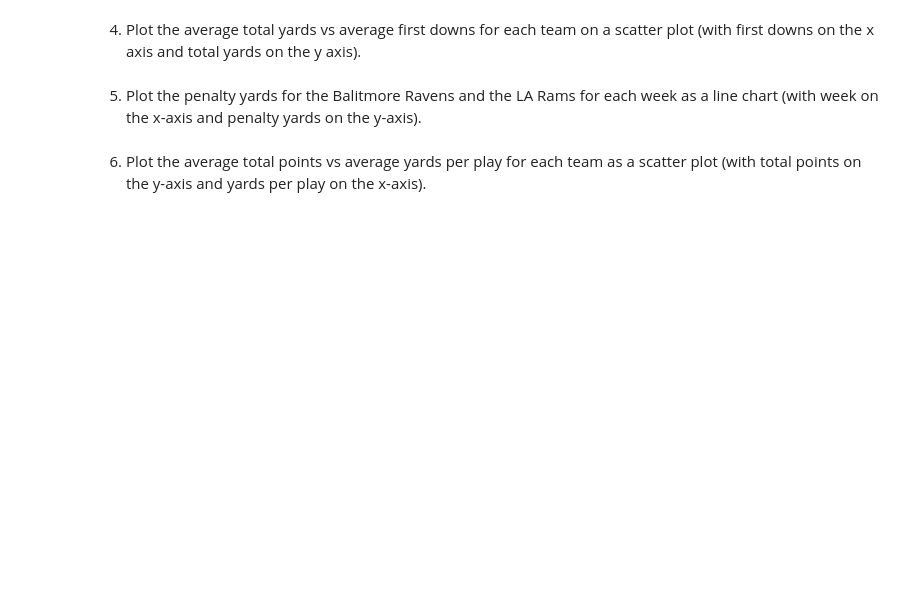
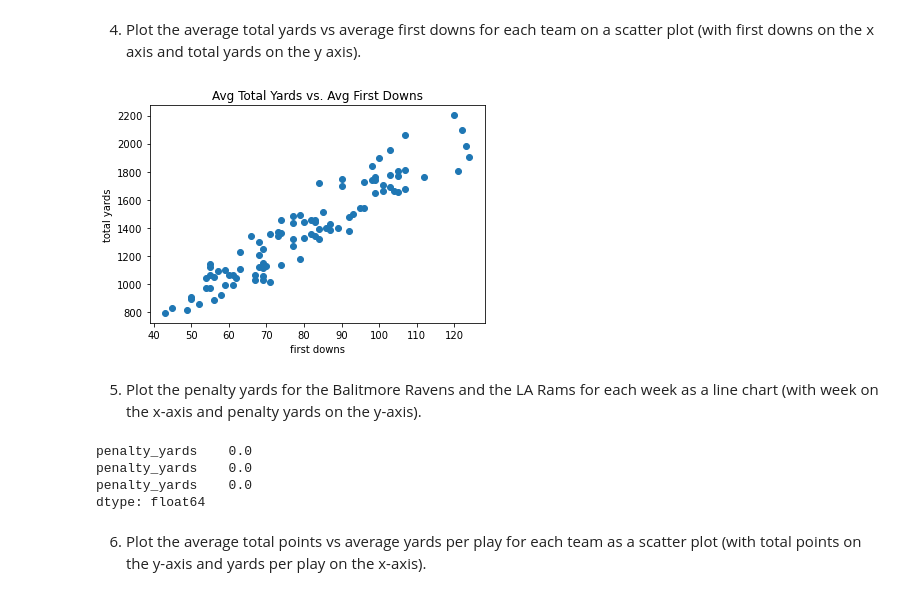
Before and after one commit to kayleeodom/cis277-fa22-Lab5, a Jupyter notebook: Lab5.ipynb, the cells around one changed output. Cells and saved outputs as stored; diff of their text form; code cells hidden in the pictures; blank space fills up the shorter version.

```diff
--- a/Lab5.ipynb
+++ b/Lab5.ipynb
@@ -79,6 +124,26 @@ AttributeError: 'DataFrame' object has no attribute 'name'
 # %% [markdown]
 4. Plot the average total yards vs average first downs for each team on a scatter plot (with first downs on the x axis and total yards on the y axis).
+# %%
+yards = nfl_team.groupby("Name").total_yards.mean()
+yards
+first_down = nfl_team.groupby("Name").first_downs.mean()
+first_down
+plt.scatter(first_down, yards)
+plt.title("Avg Total Yards vs. Avg First Downs")
+plt.xlabel("first downs")
+plt.ylabel("total yards")
+plt.show()
+# %% [output]
+[figure, added]
 # %% [markdown]
 5. Plot the penalty yards for the Balitmore Ravens and the LA Rams for each week as a line chart (with week on the x-axis and penalty yards on the y-axis).
+# %%
+pen_yar = nfl_team[(nfl_team.Name == "Balitmore Ravens") & (nfl_team.Name == "LA Rams")]
+pen_yar.penalty_yards.sum()
+# %% [output]
+penalty_yards    0.0
+penalty_yards    0.0
+penalty_yards    0.0
+dtype: float64
 # %% [markdown]
 6. Plot the average total points vs average yards per play for each team as a scatter plot (with total points on the y-axis and yards per play on the x-axis).
```
Also changed, not shown: parts of 7 cells of this notebook, 3 other files.
